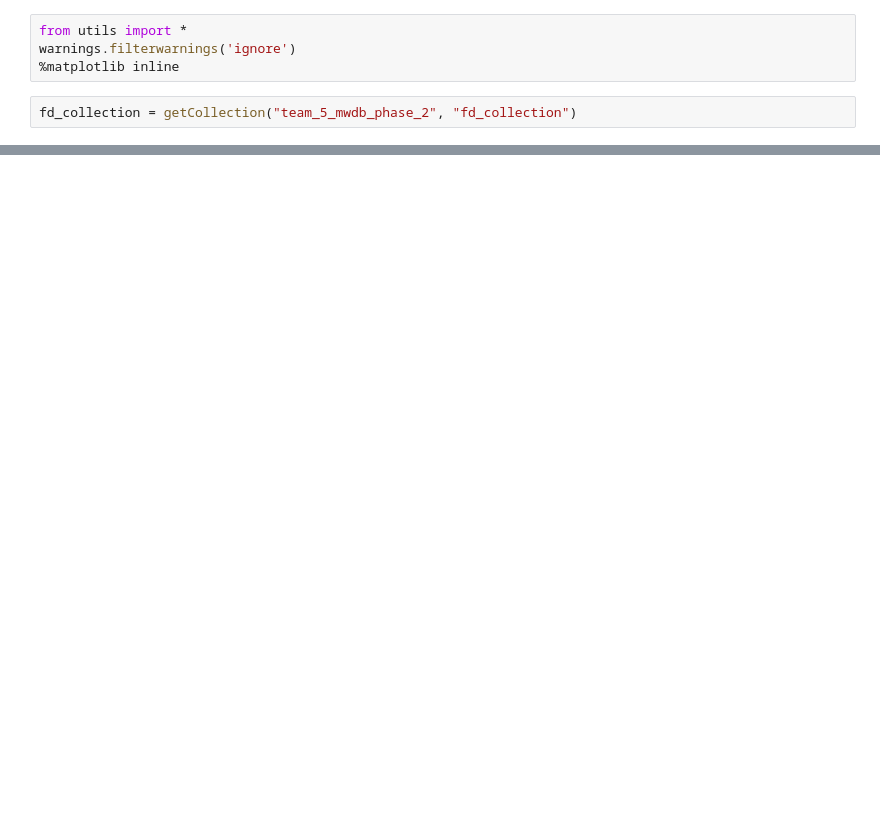
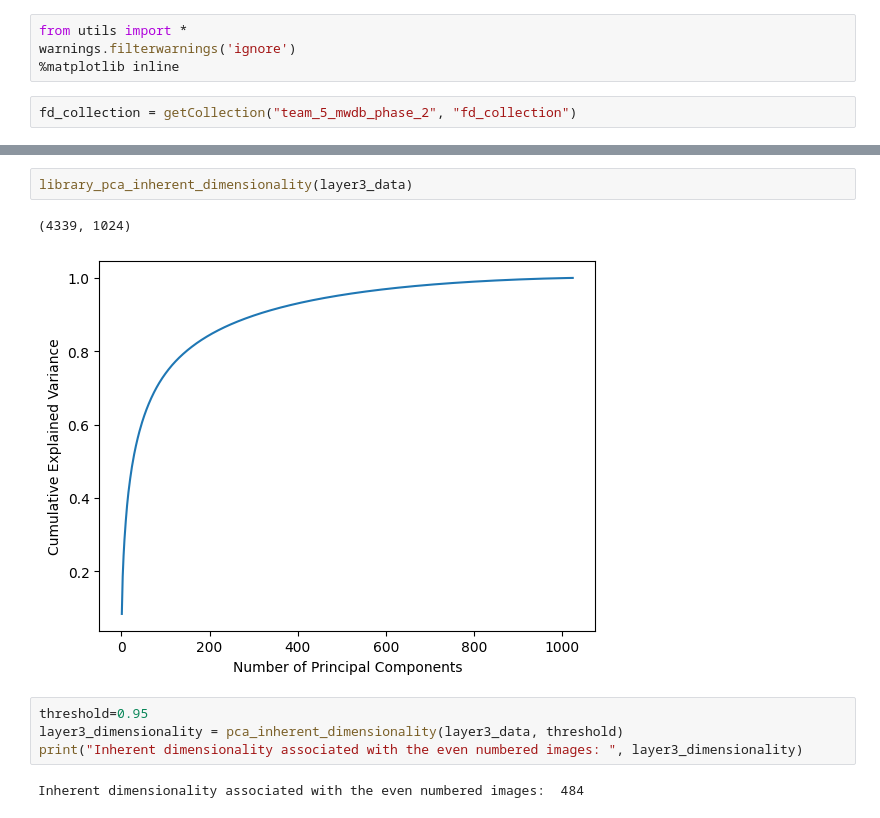
Before and after one commit to 20kaushik02/CSE515_MWDB_Project, a Jupyter notebook: Phase 3/phase3_task0a.ipynb, the cells around one changed output, grey strips where cells are left out. Drawn from its saved outputs; the diff is of its cells as text; blank space fills up the shorter version.

```diff
--- a/Phase 3/phase3_task0a.ipynb
+++ b/Phase 3/phase3_task0a.ipynb
@@ -69,0 +122,11 @@ Inherent dimensionality associated with the even numbered images:  150
+# %%
+library_pca_inherent_dimensionality(layer3_data)
+# %% [output]
+(4339, 1024)
+[figure, added]
+# %%
+threshold=0.95
+layer3_dimensionality = pca_inherent_dimensionality(layer3_data, threshold)
+print("Inherent dimensionality associated with the even numbered images: ", layer3_dimensionality)
+# %% [output]
+Inherent dimensionality associated with the even numbered images:  484
```
Also changed, not shown: parts of 15 cells of this notebook.
